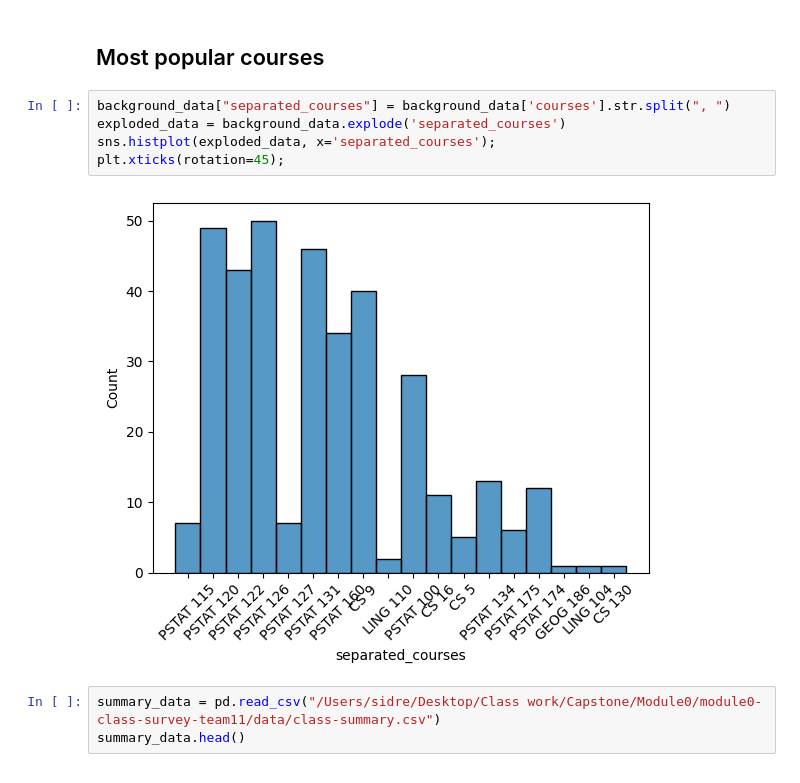
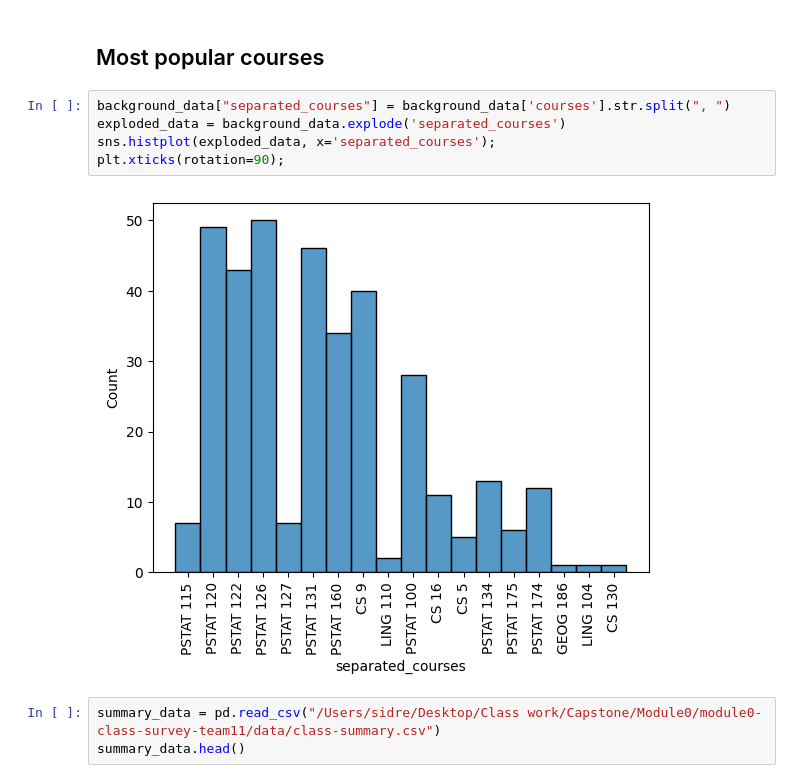
Before and after one commit to pstat-197a-fall2026/module0-class-survey-team11, a Jupyter notebook: scripts/scratchwork-sid.ipynb, the cells around one changed output. Drawn from its saved outputs; the diff is of its cells as text.

```diff
--- a/scripts/scratchwork-sid.ipynb
+++ b/scripts/scratchwork-sid.ipynb
@@ -18,10 +18,10 @@ background_data.head()
 # %%
 background_data["separated_courses"] = background_data['courses'].str.split(", ")
 exploded_data = background_data.explode('separated_courses')
 sns.histplot(exploded_data, x='separated_courses');
-plt.xticks(rotation=45);
+plt.xticks(rotation=90);
 # %% [output]
-[figure, old version]
+[figure, new version]
 # %%
 summary_data = pd.read_csv("/Users/sidre/Desktop/Class work/Capstone/Module0/module0-class-survey-team11/data/class-summary.csv")
 summary_data.head()
```
Also changed, not shown: parts of 2 cells of this notebook.
